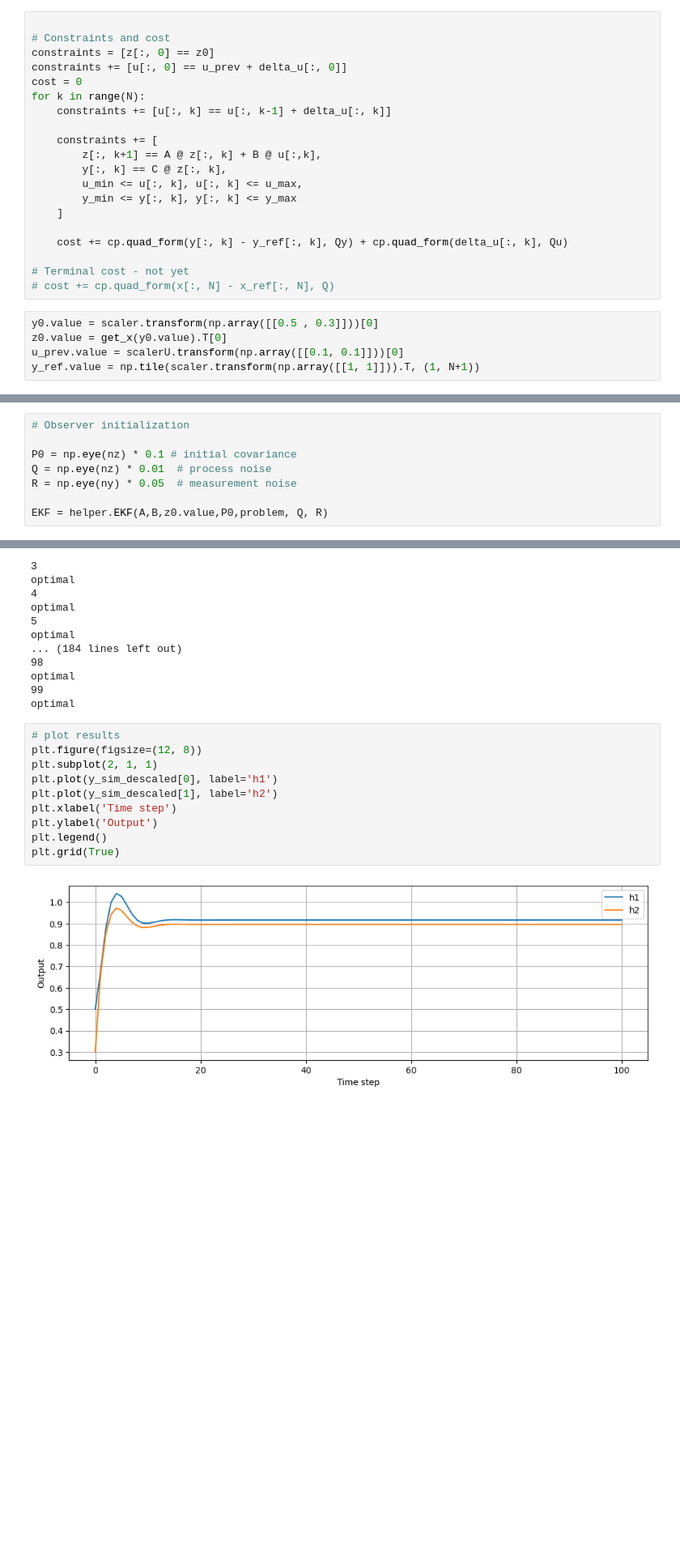
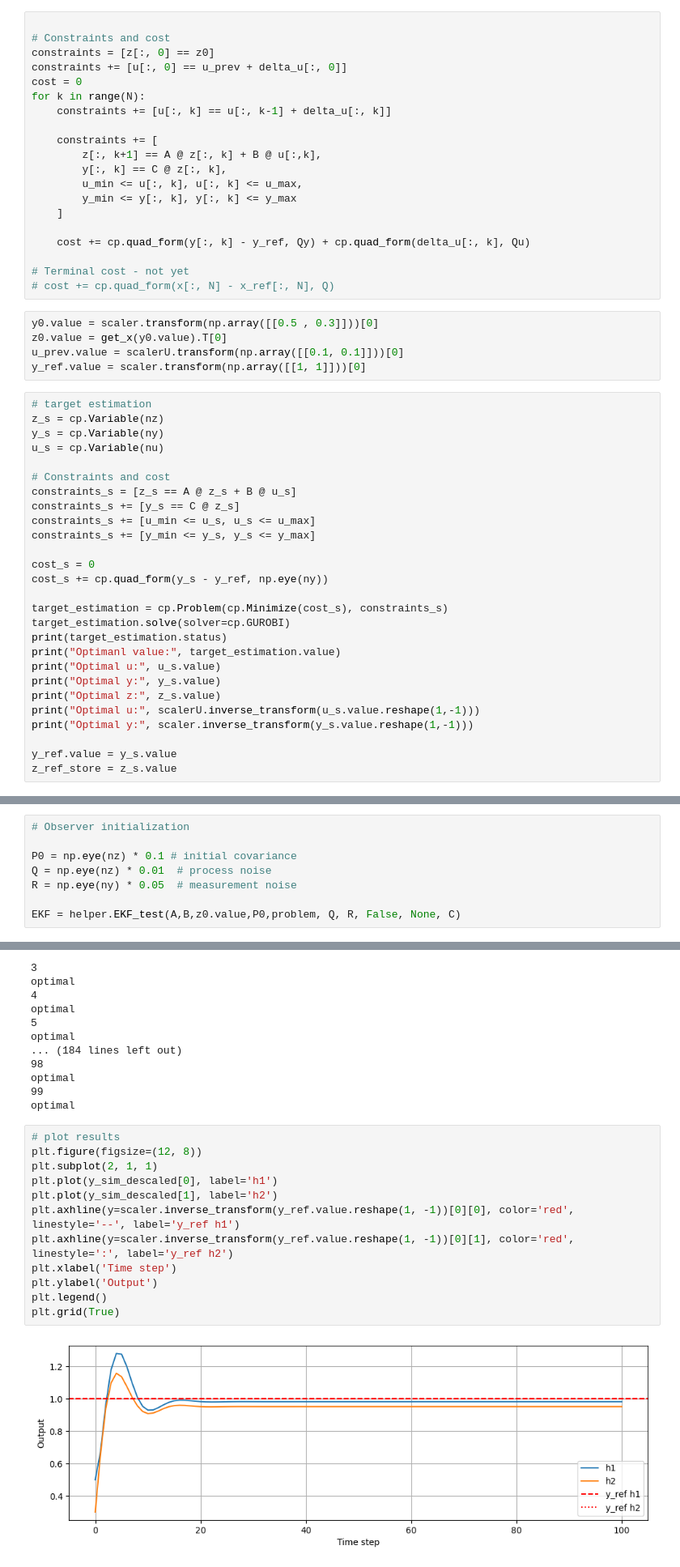
Before and after one commit to PatrikValabek/offset-free-koopman-mpc, a Jupyter notebook: example_control.ipynb, the cells around one changed output, grey strips where cells are left out. Shown at 81% size. Saved outputs shown, nothing was run; the diff lists cells and outputs as text; blank space fills up the shorter version.

```diff
--- a/example_control.ipynb
+++ b/example_control.ipynb
@@ -213,7 +213,7 @@ for k in range(N):
         y_min <= y[:, k], y[:, k] <= y_max
     ]
 
-    cost += cp.quad_form(y[:, k] - y_ref[:, k], Qy) + cp.quad_form(delta_u[:, k], Qu)
+    cost += cp.quad_form(y[:, k] - y_ref, Qy) + cp.quad_form(delta_u[:, k], Qu)
 
 # Terminal cost - not yet
 # cost += cp.quad_form(x[:, N] - x_ref[:, N], Q)
@@ -221,4 +221,31 @@ for k in range(N):
 y0.value = scaler.transform(np.array([[0.5 , 0.3]]))[0]
 z0.value = get_x(y0.value).T[0]
 u_prev.value = scalerU.transform(np.array([[0.1, 0.1]]))[0]
-y_ref.value = np.tile(scaler.transform(np.array([[1, 1]])).T, (1, N+1))
+y_ref.value = scaler.transform(np.array([[1, 1]]))[0]
+# %%
+# target estimation
+z_s = cp.Variable(nz)
+y_s = cp.Variable(ny)
+u_s = cp.Variable(nu)
+
+# Constraints and cost
+constraints_s = [z_s == A @ z_s + B @ u_s]
+constraints_s += [y_s == C @ z_s]
+constraints_s += [u_min <= u_s, u_s <= u_max]
+constraints_s += [y_min <= y_s, y_s <= y_max]
+
+cost_s = 0
+cost_s += cp.quad_form(y_s - y_ref, np.eye(ny))
+
+target_estimation = cp.Problem(cp.Minimize(cost_s), constraints_s)
+target_estimation.solve(solver=cp.GUROBI)
+print(target_estimation.status)
+print("Optimanl value:", target_estimation.value)
+print("Optimal u:", u_s.value)
+print("Optimal y:", y_s.value)
+print("Optimal z:", z_s.value)
+print("Optimal u:", scalerU.inverse_transform(u_s.value.reshape(1,-1)))
+print("Optimal y:", scaler.inverse_transform(y_s.value.reshape(1,-1)))
+
+y_ref.value = y_s.value
+z_ref_store = z_s.value
@@ -239,7 +275,7 @@ P0 = np.eye(nz) * 0.1 # initial covariance
 Q = np.eye(nz) * 0.01  # process noise
 R = np.eye(ny) * 0.05  # measurement noise
 
-EKF = helper.EKF(A,B,z0.value,P0,problem, Q, R)
+EKF = helper.EKF_test(A,B,z0.value,P0,problem, Q, R, False, None, C)
 # %% [markdown]
 Simulation
 # %%
@@ -298,15 +334,17 @@ optimal
 # %%
 # plot results
 plt.figure(figsize=(12, 8))
 plt.subplot(2, 1, 1)
 plt.plot(y_sim_descaled[0], label='h1')
 plt.plot(y_sim_descaled[1], label='h2')
+plt.axhline(y=scaler.inverse_transform(y_ref.value.reshape(1, -1))[0][0], color='red', linestyle='--', label='y_ref h1')
+plt.axhline(y=scaler.inverse_transform(y_ref.value.reshape(1, -1))[0][1], color='red', linestyle=':', label='y_ref h2')
 plt.xlabel('Time step')
 plt.ylabel('Output')
 plt.legend()
 plt.grid(True)
 # %% [output]
-[figure, old version]
+[figure, new version]
 # %%
 # plot results
 plt.figure(figsize=(12, 8))
```
Also changed, not shown: parts of 99 cells of this notebook, 1 other file.
